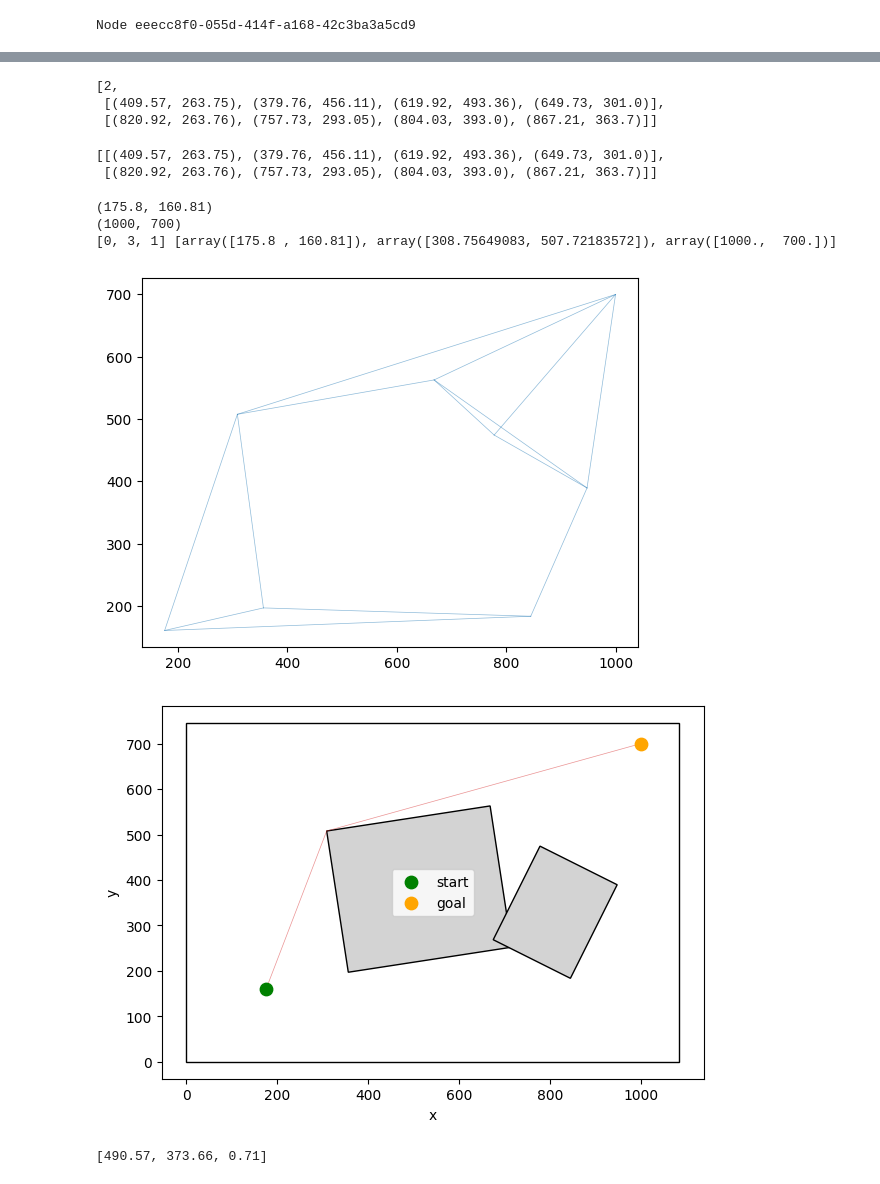
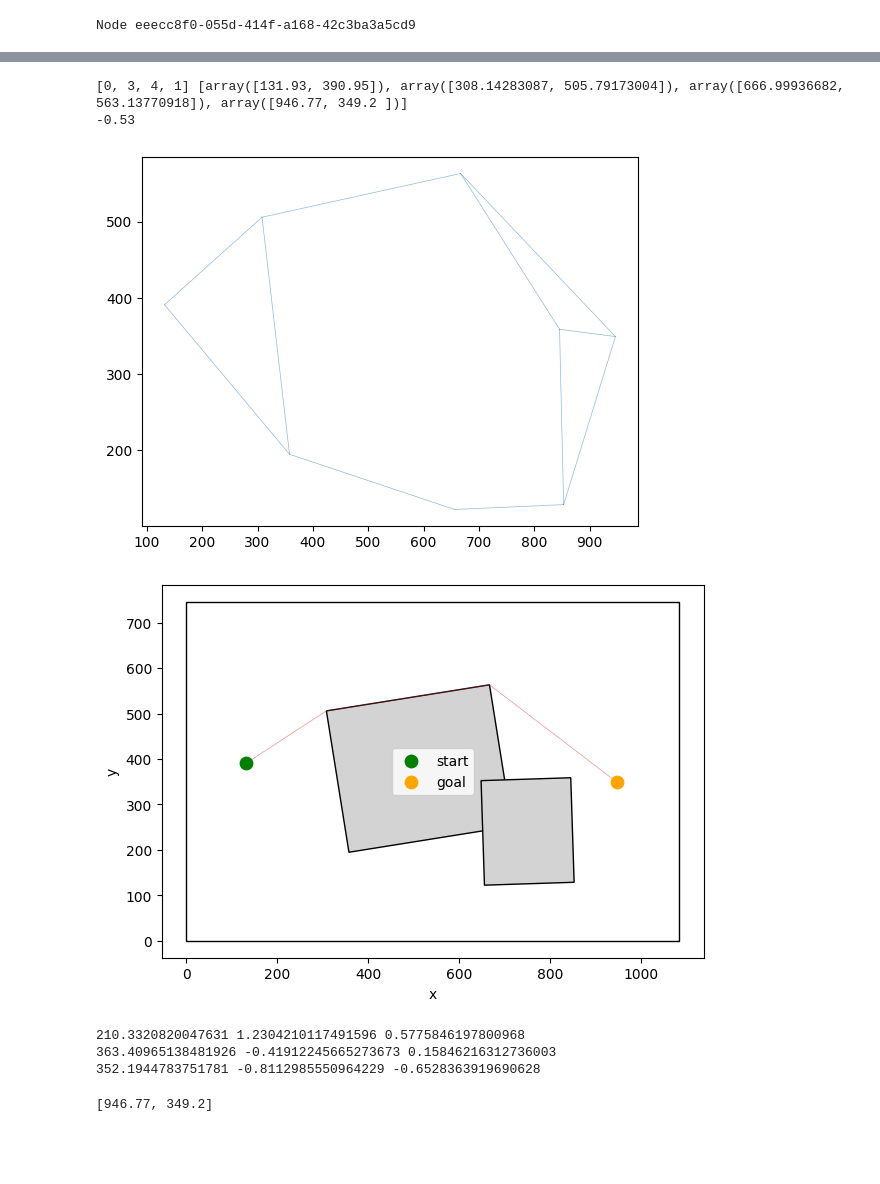
Before and after one commit to landelain/mobile_robotics, a Jupyter notebook: main.ipynb, the cells around one changed output, grey strips where cells are left out. Cells and saved outputs as stored; diff of their text form; code cells hidden in the pictures; blank space fills up the shorter version.

```diff
--- a/main.ipynb
+++ b/main.ipynb
@@ -123,6 +89,0 @@ Image enregistrée : /Users/nataliedellimmagine/Documents/EPFL Semester 1/Mobile
-# %%
-get_obstacles_pose()
-# %% [output]
-[2,
- [(409.57, 263.75), (379.76, 456.11), (619.92, 493.36), (649.73, 301.0)],
- [(820.92, 263.76), (757.73, 293.05), (804.03, 393.0), (867.21, 363.7)]]
@@ -131,23 +90,32 @@ raw_obstacles = get_obstacles_pose()[1:]
-# %%
-raw_obstacles
-# %% [output]
-[[(409.57, 263.75), (379.76, 456.11), (619.92, 493.36), (649.73, 301.0)],
- [(820.92, 263.76), (757.73, 293.05), (804.03, 393.0), (867.21, 363.7)]]
 # %%
+raw_obstacles = get_obstacles_pose()[1:]
+
 start = tuple(get_current_thymio_pose()[:2])
-print(start)
-goal = (1000, 700)
-print(goal)
+goal = tuple(get_goal_pose())
 
 path, coords = run_global_nav(start, goal, raw_obstacles)
 print(path, coords)
+
+v = 100
+x = get_current_thymio_pose()[2:]
+prev_heading = x[0]
+print(prev_heading)
 # %% [output]
-(175.8, 160.81)
-(1000, 700)
-[0, 3, 1] [array([175.8 , 160.81]), array([308.75649083, 507.72183572]), array([1000.,  700.])]
+[0, 3, 4, 1] [array([131.93, 390.95]), array([308.14283087, 505.79173004]), array([666.99936682, 563.13770918]), array([946.77, 349.2 ])]
+-0.53
-[figure, old version]
+[figure, new version]
-[figure, old version]
+[figure, new version]
+# %%
+for i in range(len(path)-1):
+    distance, heading, prev_heading = compute_heading(coords[i], coords[i+1], prev_heading)
+    print(distance, heading, prev_heading)
+    await turn(v, heading)
+    await forward(v, distance)
+# %% [output]
+210.3320820047631 1.2304210117491596 0.5775846197800968
+363.40965138481926 -0.41912245665273673 0.15846216312736003
+352.1944783751781 -0.8112985550964229 -0.6528363919690628
 # %%
-print(get_current_thymio_pose())
+print(get_goal_pose())
 # %% [output]
-[490.57, 373.66, 0.71]
+[946.77, 349.2]
```
Also changed, not shown: parts of 9 cells of this notebook.
